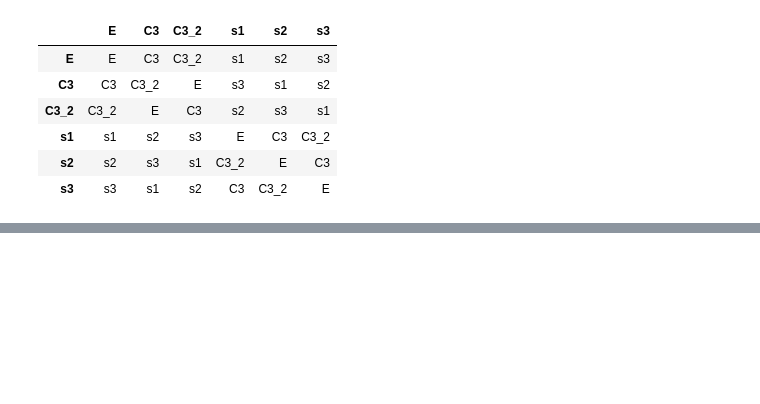
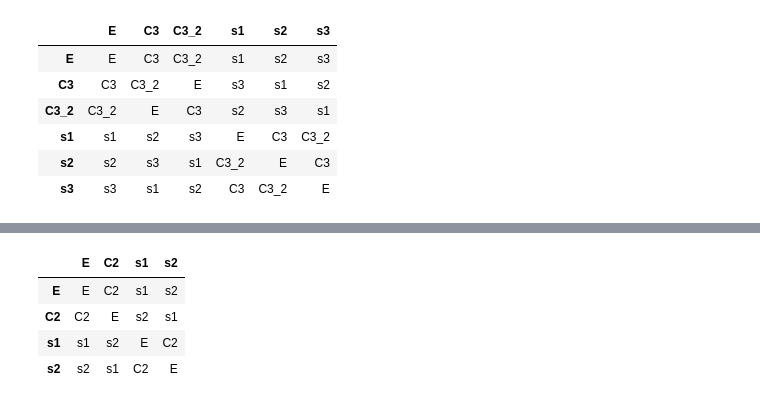
Before and after one commit to yungsalami2/Gruppentheorie, a Jupyter notebook: code.ipynb, the cells around one changed output, grey strips where cells are left out. Cells and saved outputs as stored; diff of their text form; code cells hidden in the pictures; blank space fills up the shorter version.

```diff
--- a/code.ipynb
+++ b/code.ipynb
@@ -140,15 +142,20 @@ def Spiegelmatrix(x):
     return np.array([[np.cos(2*x), np.sin(2*x), 0],
                      [np.sin(2*x), -np.cos(2*x),0],
                      [0, 0, 1]])
+
+s1 = Spiegelmatrix(0)
+s2 = Spiegelmatrix(phi)
+s3 = Spiegelmatrix(2*phi)
 # %% [markdown]
 ### 2) Verknüpfungstafel berechnen
 # %%
 C3v = [E, C3, C3_2, s1, s2, s3]
 name = ["E", "C3", "C3_2", "s1", "s2","s3"]
 # %%
-def zuordnen(A):
-    for i in np.arange(6):
-        if np.allclose(C3v[i],A):
+def zuordnen(G,A):
+    n = len(G)
+    for i in np.arange(n):
+        if np.allclose(G[i],A):
             return i, name[i]
 
 def mult(A,B):
@@ -159,7 +166,7 @@ V = np.empty([6,6], dtype=object)
 for i in np.arange(6):
     for j in np.arange(6):
         x = mult(C3v[i],C3v[j])
-        ind, n = zuordnen(x)
+        ind, n = zuordnen(C3v, x)
         V[i,j] = name[ind]
 
 Tabelle = pd.DataFrame(V)
@@ -177,0 +197,29 @@ TT.set_axis(name, axis="index")
+# %%
+E = np.identity(3)
+C2 = Drehmatrix(np.pi)
+s1 = Spiegelmatrix(0)
+s2 = Spiegelmatrix(np.pi/2)
+
+C2v = [E, C2, s1, s2]
+name = ["E", "C2", "s1", "s2"]
+g = len(C2v)
+
+V = np.empty([g,g], dtype=object)
+
+for i in np.arange(g):
+    for j in np.arange(g):
+        x = mult(C2v[i],C2v[j])
+        ind, n = zuordnen(C2v, x)
+        V[i,j] = name[ind]
+
+index = pd.Index(name)
+Tabelle = pd.DataFrame(V)
+TT = Tabelle.set_axis(name, axis="columns")
+TT = TT.set_index(index)
+TT
+# %% [output]
+|  | E | C2 | s1 | s2 |
+| E | E | C2 | s1 | s2 |
+| C2 | C2 | E | s2 | s1 |
+| s1 | s1 | s2 | E | C2 |
+| s2 | s2 | s1 | C2 | E |
```
Also changed, not shown: parts of 12 cells of this notebook, 3 other files.
